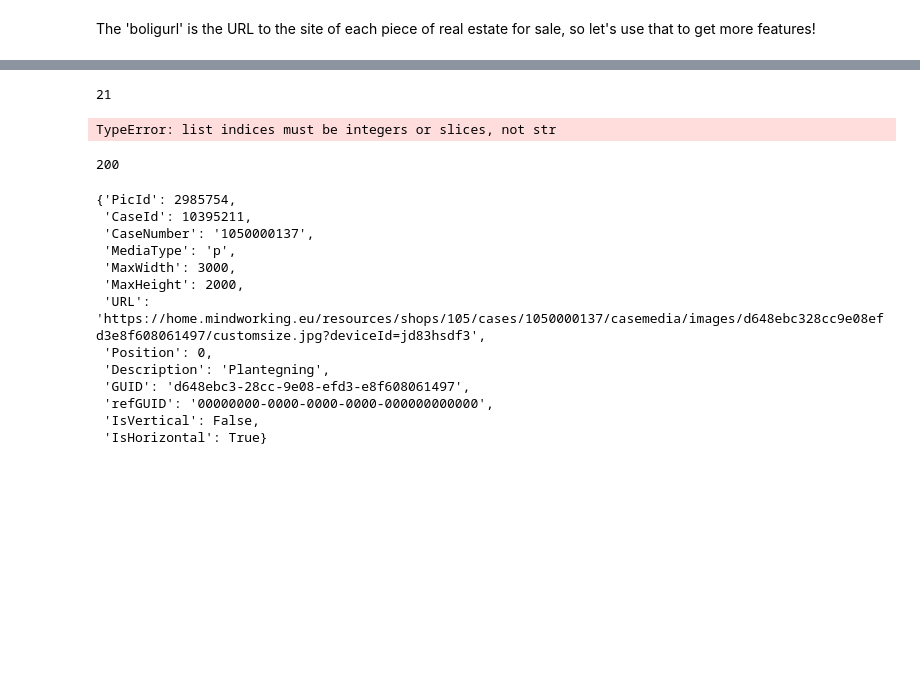
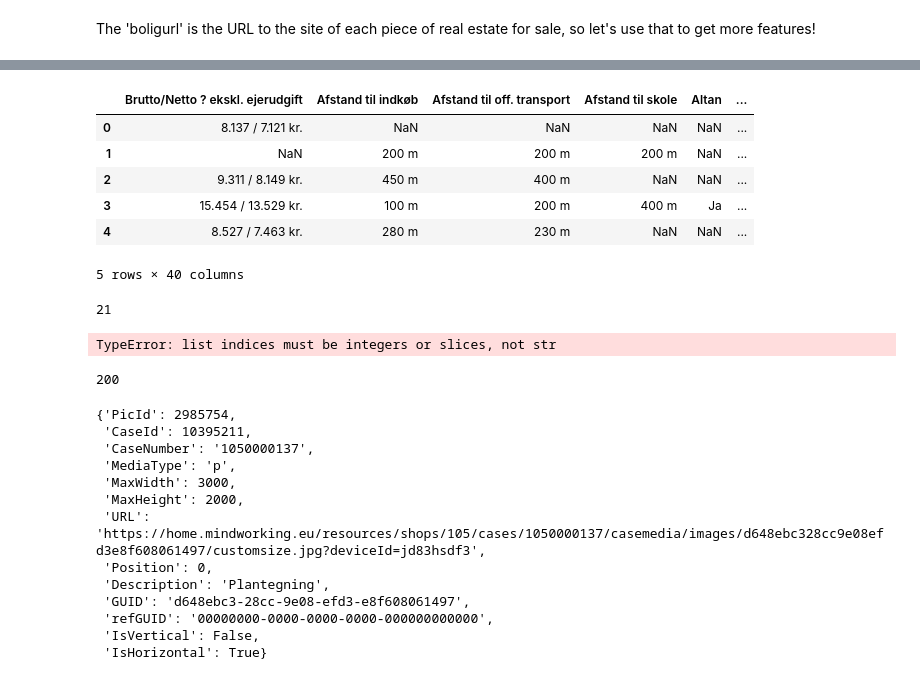
Before and after one commit to mbroend/predicting-home-prices, a Jupyter notebook: Data Wrangling.ipynb, the cells around one changed output, grey strips where cells are left out. Cells and saved outputs as stored; diff of their text form; code cells hidden in the pictures; blank space fills up the shorter version.

Commit message:
Changed looping through additional features

```diff
--- a/Data Wrangling.ipynb
+++ b/Data Wrangling.ipynb
@@ -161,13 +183,17 @@ additionalFeatures = soup.find_all('span', {"class": ["info-property","info-valu
 # %%
+# Loop through each span in the list
+#import json
 count = 0
 keys = []
 values = []
 for feat in additionalFeatures:
-    if count % 2:
-        values.append(re.findall('<b>.+</b>',str(feat))[0][3:-4])
-    else:
-        keys.append(re.findall('>.+<',str(feat))[0][1:-1])
+    if count % 2: # Odd number is a value
+        values.append(feat.text)
+        #values.append(re.findall('<b>.+</b>',str(feat))[0][3:-4])
+    else: # Even number is a key
+        keys.append(feat.text)
+        #keys.append(re.findall('>.+<',str(feat))[0][1:-1])
     count +=1
 dictionary = dict(zip(keys, values))
-print(dictionary)
+dictionary
 # %% [output]
@@ -174,0 +223,22 @@ print(dictionary)
+# %%
+counter = 0
+additionalFeaturesList = []
+# Loop through all dataframes
+for i in df['boligurl']:
+    response = requests.get(i)
+    html = response.text
+    soup = bs4.BeautifulSoup(html, "html.parser")
+    additionalFeatures = soup.find_all('span', {"class": ["info-property","info-value"]})
+
+    # Loop through each span in the list
+    count = 0
+    keys = []
+    values = []
+    for feat in additionalFeatures:
+        if count % 2: # Odd number is a value
+            values.append(feat.text)
+        else: # Even number is a key
+            keys.append(feat.text)
+        count +=1
+    additionalFeaturesList.append(dict(zip(keys, values)))
+additionalFeaturesList
@@ -175,3 +263,14 @@ print(dictionary)
+# %%
+df2 = pd.DataFrame(additionalFeaturesList)
+df2.head()
+# %% [output]
+|  | Brutto/Netto ? ekskl. ejerudgift | Afstand til indkøb | Afstand til off. transport | Afstand til skole | Altan | ... |
+| 0 | 8.137 / 7.121 kr. | NaN | NaN | NaN | NaN | ... |
+| 1 | NaN | 200 m | 200 m | 200 m | NaN | ... |
+| 2 | 9.311 / 8.149 kr. | 450 m | 400 m | NaN | NaN | ... |
+| 3 | 15.454 / 13.529 kr. | 100 m | 200 m | 400 m | Ja | ... |
+| 4 | 8.527 / 7.463 kr. | 280 m | 230 m | NaN | NaN | ... |
+5 rows × 40 columns
 # %%
 feats = dict['searchResults']
 url = 'https://home.dk/umbraco/backoffice/home-api/SEARCH?CurrentPageNumber=0&SearchResultsPerPage=200&BoligstoerrelseMin=60&BoligstoerrelseMax=70&q=2200&Energimaerker=null&SortOrder=asc&SearchType=0&_=1571481546474'
```
Also changed, not shown: parts of 14 cells of this notebook.
